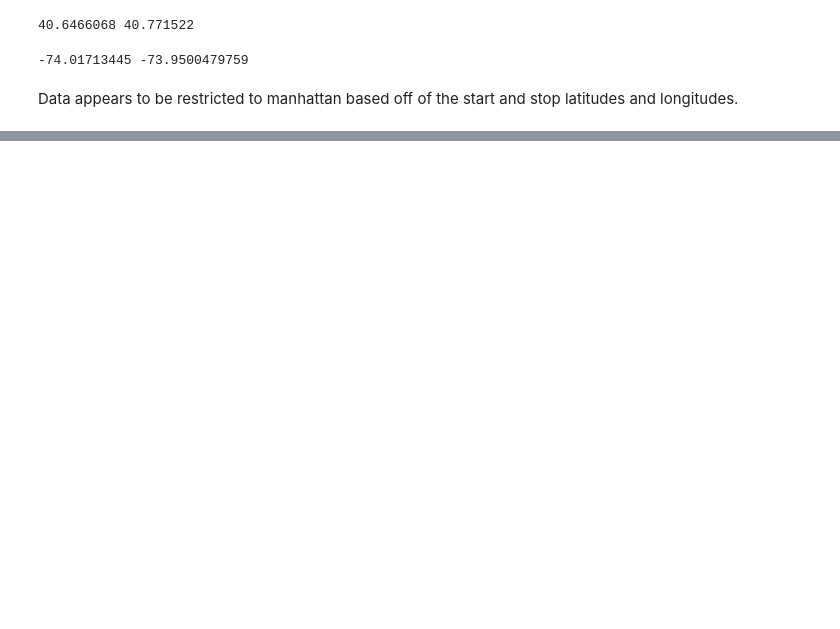
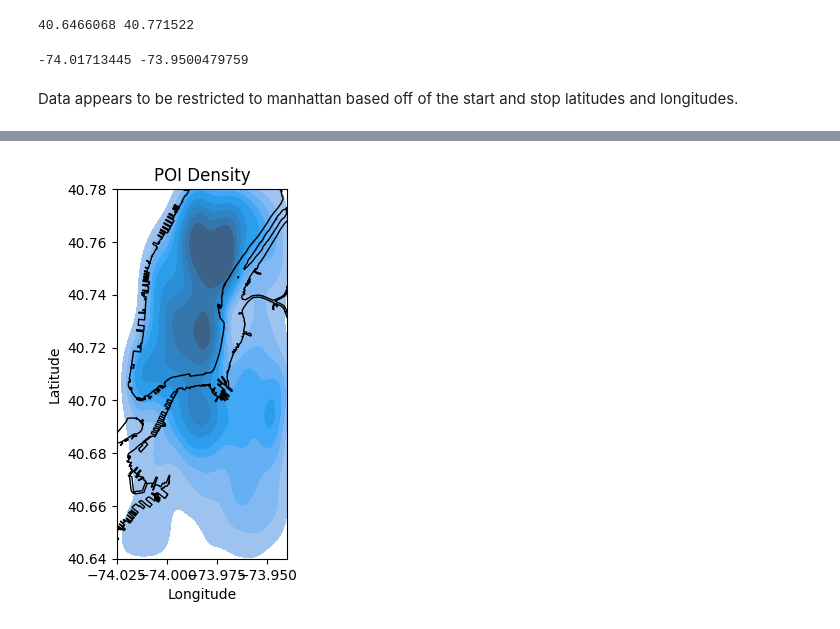
Before and after one commit to ColeDixon78/ML-Projects, a Jupyter notebook: Bike_share_project/NYC_biking.ipynb, the cells around one changed output, grey strips where cells are left out. Cells and saved outputs as stored; diff of their text form; code cells hidden in the pictures; blank space fills up the shorter version.

```diff
--- a/Bike_share_project/NYC_biking.ipynb
+++ b/Bike_share_project/NYC_biking.ipynb
@@ -141,0 +155,15 @@ KeyError: "['the_geom'] not found in axis"
+# %%
+start_geometry = [Point(xy) for xy in zip(poi_data["Longitude"], poi_data["Latitude"])]
+poi_gdf = gpd.GeoDataFrame(poi_data, geometry=start_geometry)
+
+#Prepare directory to save poi geodataframe
+compiled_poi_path = '/Users/coledixon/Documents/ML-Projects/Bike_share_project/poi_compiled'
+
+#Delete folder if it already exists
+if os.path.exists(compiled_poi_path):
+  shutil.rmtree(compiled_poi_path)
+
+os.mkdir(compiled_poi_path)
+
+#Save poi gdf
+poi_gdf.to_file(compiled_poi_path + '/compiled.shp', encoding='UTF-8')
@@ -141,0 +204,19 @@ KeyError: "['the_geom'] not found in axis"
+# %%
+def compute_density(data, x, y, title, ax=None, save_gdf = False):
+  if not ax:
+    kde_plt_ax = sns.kdeplot(data = data, x=x, y=y, fill=True)
+  else:
+    kde_plt_ax = ax
+  gdf.plot(ax=kde_plt_ax, facecolor='None')
+  kde_plt_ax.set_title(title)
+  kde_plt_ax.set_xlabel("Longitude")
+  kde_plt_ax.set_ylabel("Latitude")
+  kde_plt_ax.set_xlim(-74.025,-73.94)
+  kde_plt_ax.set_ylim(40.64,40.78)
+
+  if save_gdf:
+    save_density_contours(kde_plt_ax, gdf.crs, '/Users/coledixon/Documents/ML-Projects/Bike_share_project' + title.strip() + '_polygon')
+# %%
+compute_density(poi_gdf, poi_gdf.geometry.x, poi_gdf.geometry.y, 'POI Density', save_gdf=True)
+# %% [output]
+[figure, added]
```
Also changed, not shown: parts of 19 cells of this notebook, 4 other files.
